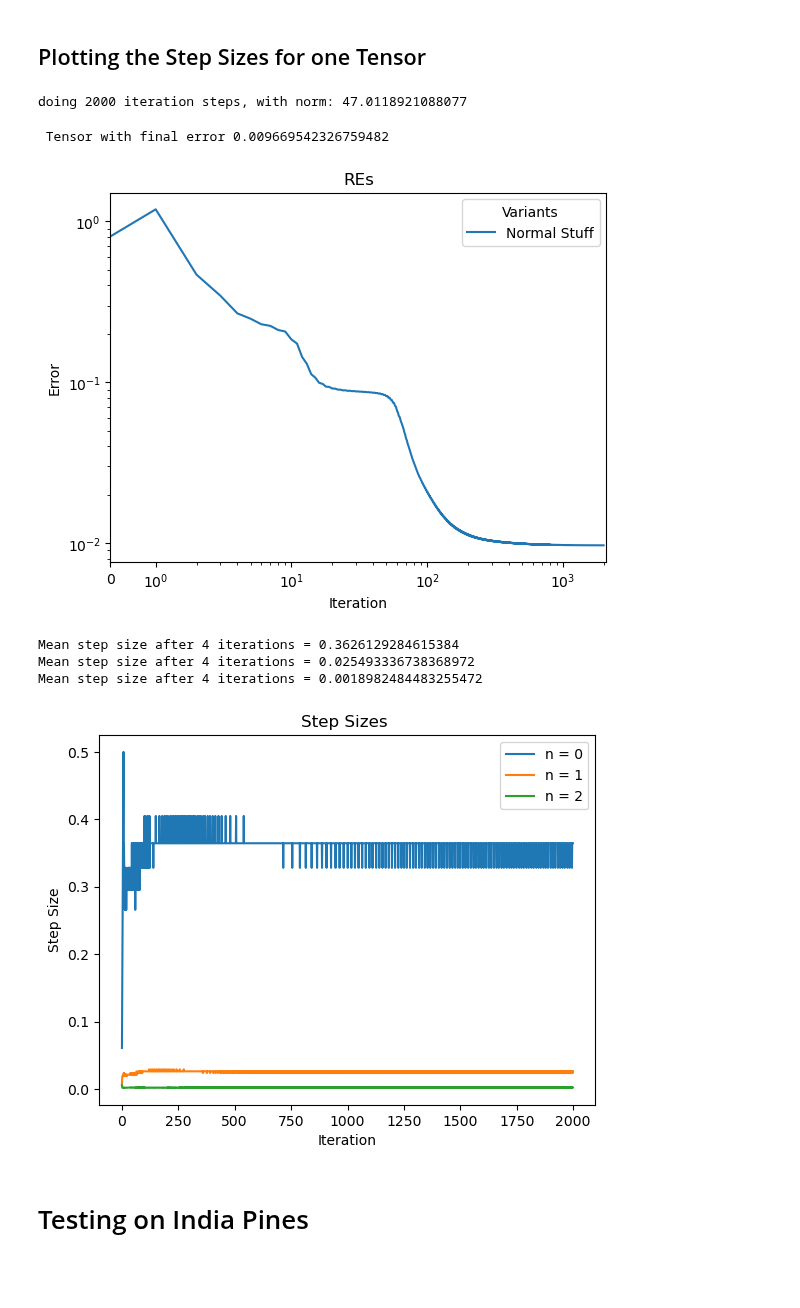
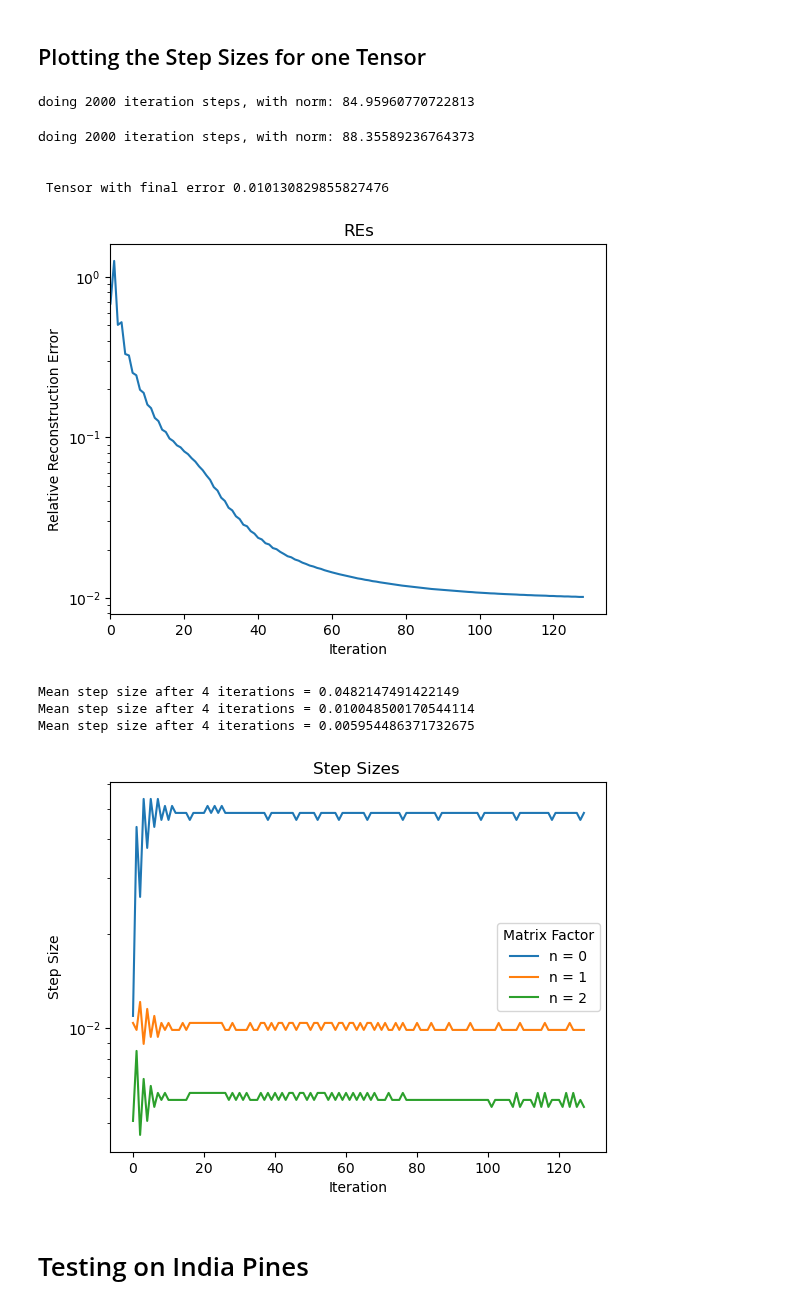
Before and after one commit to IntegrierBar/GeometricTensorFactorization, a Jupyter notebook: StepSizeTesting.ipynb, the cells around one changed output. Saved outputs shown, nothing was run; the diff lists cells and outputs as text; code cells hidden in the pictures; blank space fills up the shorter version.

Commit message:
Testing other variants of geometric algorithm

```diff
--- a/StepSizeTesting.ipynb
+++ b/StepSizeTesting.ipynb
@@ -409,10 +409,13 @@ so our formula is: step size = 3.420626795226345 * lenght^(-1.0017903209389056)
 # %%
 # Rescaling A_ns so that norm of approx is same as tensor X
 # TODO think about if that is the correct method or if we want something better
-alpha = 0.5
+context = {}
+
+alpha = 1.0
 beta = 0.9
 sigma = 0.1
-dimension = [50, 10, 3]
+dimension = [30, 20, 10]
+F = 4
 
 max_iter = 2000
 tensor = random_cp_with_noise(dimension, F, noise_scaling=0.01, context=context) # make it have no noise
@@ -423,46 +426,67 @@ print("doing " + str(max_iter) + " iteration steps, with norm: " + str(tl.norm(t
 
 _, RE, approx, step_size_modifiers = tensor_factorization_cp_poisson(tensor, F, max_iter=max_iter, detailed=True, verbose=False, sigma=sigma, beta=beta, alpha=alpha)
 # %% [output]
-doing 2000 iteration steps, with norm: 47.0118921088077
+doing 2000 iteration steps, with norm: 84.95960770722813
 # %%
-print("\n \n Tensor with final error " + str(RE[-1]))
-plt.plot(RE, label="Normal Stuff")
+# Rescaling A_ns so that norm of approx is same as tensor X
+# TODO think about if that is the correct method or if we want something better
+context = {}
+
+alpha = 1.0
+beta = 0.95
+sigma = 0.1
+dimension = [30, 20, 10]
+F = 4
+
+max_iter = 2000
+tensor = random_cp_with_noise(dimension, F, noise_scaling=0.01, context=context) # make it have no noise
+tensor = tensor / tl.mean(tensor) # make sure that mean=1
+
+print("doing " + str(max_iter) + " iteration steps, with norm: " + str(tl.norm(tensor)))
+
+
+_, RE, approx, step_size_modifiers = tensor_factorization_cp_poisson(tensor, F, max_iter=max_iter, detailed=True, verbose=False, sigma=sigma, beta=beta, alpha=alpha)
 
 
 
-
+print("\n \n Tensor with final error " + str(RE[-1]))
+plt.plot(RE, label="Normal Stuff")
 
 
 plt.title("REs")
 plt.xlabel(iteration_label)
 plt.ylabel(error_label)
 # TODO das mal noch genauer anschauen, was da sinnvoll ist
 plt.yscale(yscale_convergence)
 #plt.xscale(xscale_convergence)
-plt.xscale(**xscale_convergence_data)
+#plt.xscale(**xscale_convergence_data)
 plt.xlim(left=0)
-plt.legend(title='Variants', loc='upper right')
+#plt.legend(title='Variants', loc='upper right')
 plt.show()
 
 
 plt.figure()
 for n in range(tensor.ndim):
     step_size = [alpha*math.pow(beta, modifier) for modifier in step_size_modifiers[n]]
     mean_step_size = np.mean(step_size[50:])
     print(f"Mean step size after 4 iterations = {mean_step_size}")
     plt.plot(step_size, label=f"n = {n}")
 plt.title("Step Sizes ")
-plt.legend()
+plt.legend(title='Matrix Factor')
+plt.yscale("log")
 plt.xlabel(iteration_label)
 plt.ylabel("Step Size")
 plt.savefig(f"{picture_folder}step_size_oscillation.png")
 # %% [output]
- Tensor with final error 0.009669542326759482
+doing 2000 iteration steps, with norm: 88.35589236764373
+
+
+ Tensor with final error 0.010130829855827476
-[figure, old version]
+[figure, new version]
-Mean step size after 4 iterations = 0.3626129284615384
-Mean step size after 4 iterations = 0.025493336738368972
-Mean step size after 4 iterations = 0.0018982484483255472
+Mean step size after 4 iterations = 0.0482147491422149
+Mean step size after 4 iterations = 0.010048500170544114
+Mean step size after 4 iterations = 0.005954486371732675
-[figure, old version]
+[figure, new version]
 # %% [markdown]
 # Testing on India Pines
 # %%
```
Also changed, not shown: 6 other files.
